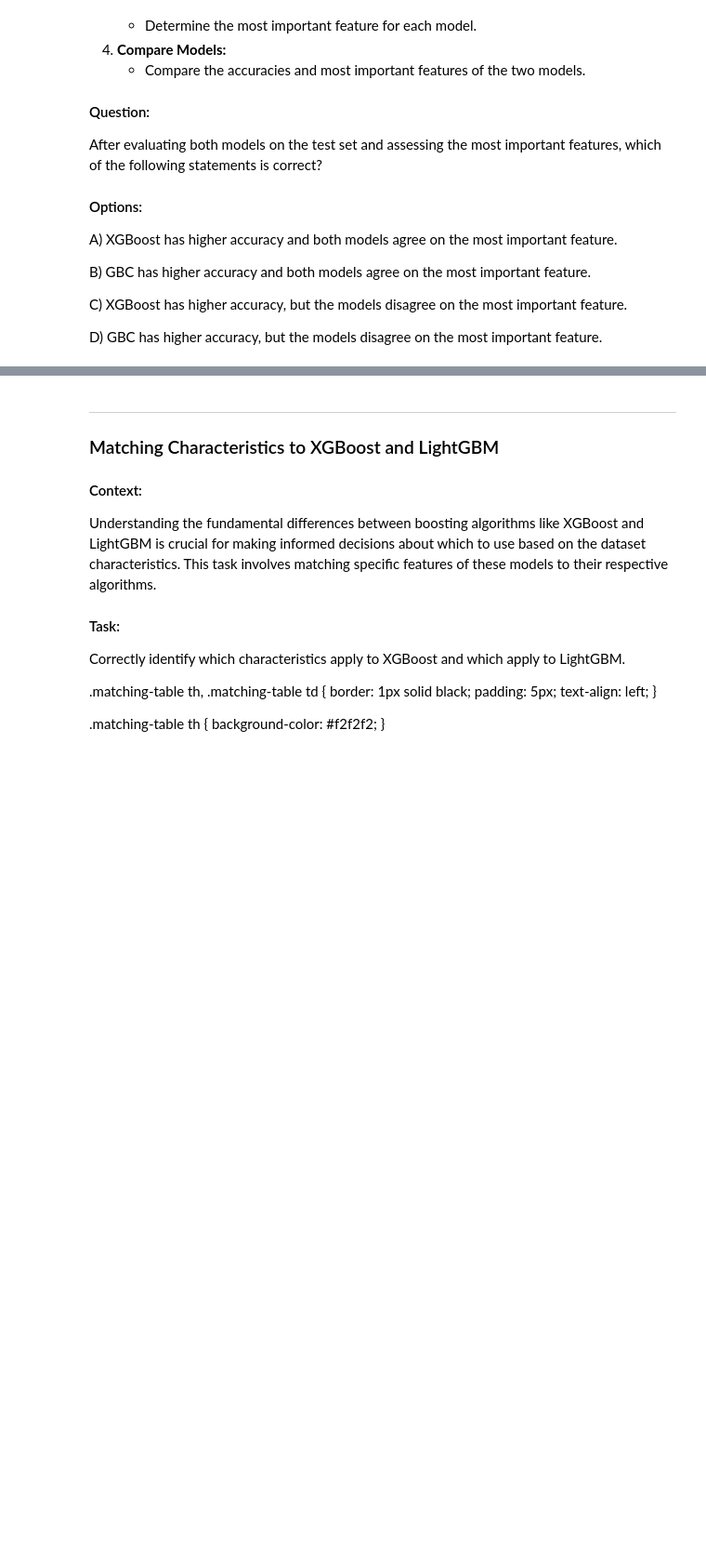
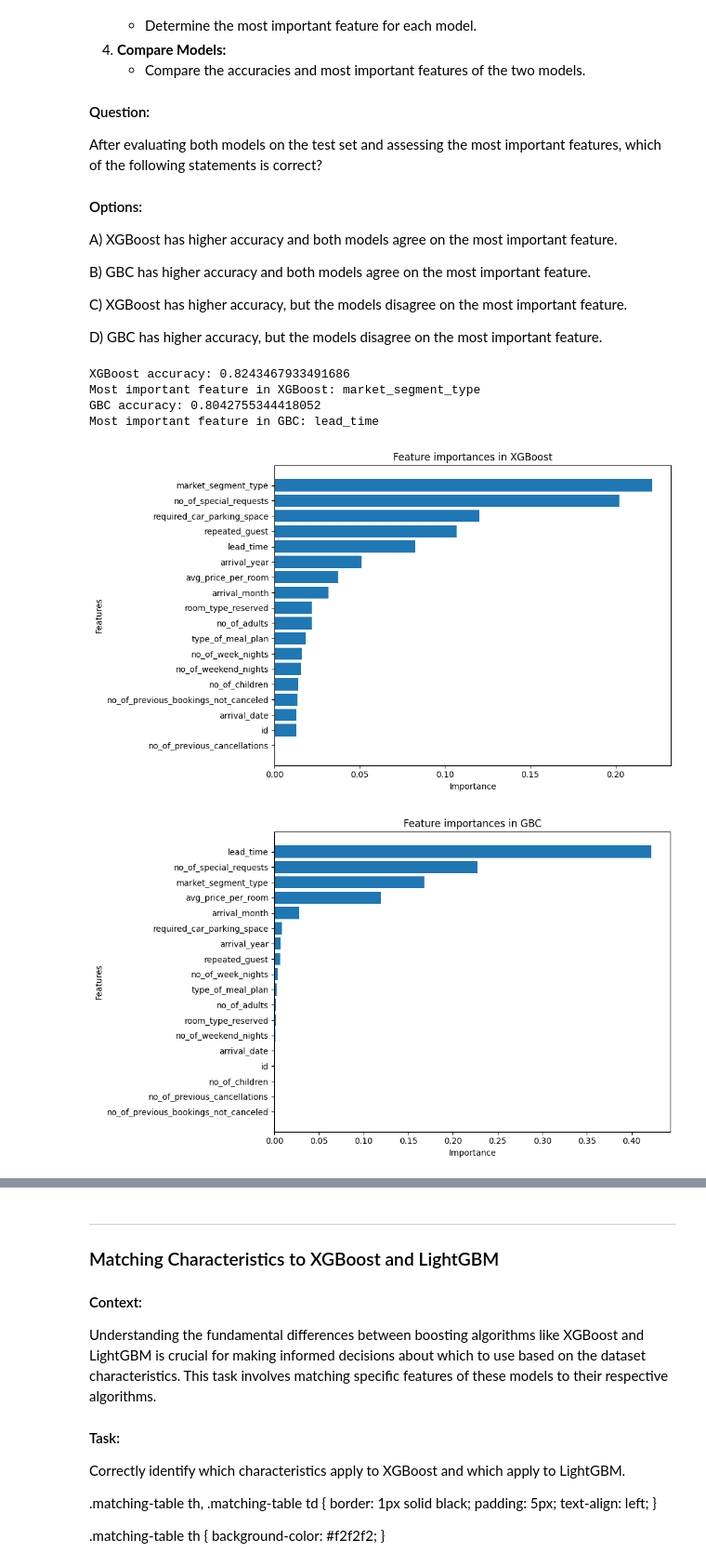
Before and after one commit to LakshArora2/Spoon-Knife, a Jupyter notebook: Boosting_Case_Study.ipynb, the cells around one changed output, grey strips where cells are left out. Shown at 93% size. Saved outputs shown, nothing was run; the diff lists cells and outputs as text; code cells hidden in the pictures; blank space fills up the shorter version.

```diff
--- a/Boosting_Case_Study.ipynb
+++ b/Boosting_Case_Study.ipynb
@@ -1379,13 +1436,13 @@ D) GBC trains faster but XGBoost results in a smaller file size.
 # %%
 import time
 import pickle
-from _____ import XGBClassifier
+from xgboost import XGBClassifier
 import os
 
 # TODO: Train XGBoost
 start_time = time.time()
-xgb_model = _____(random_state=10)
-xgb_model.____(X_train, y_train)
+xgb_model = XGBClassifier(random_state=10)
+xgb_model.fit(X_train, y_train)
 xgb_train_time = time.time() - start_time
 
 # Save XGBoost model
@@ -1393,10 +1450,10 @@ with open('xgb_model.pkl', 'wb') as file:
     pickle.dump(xgb_model, file)
 
 # TODO: Train GBC
-start_time = ____.time()
-gbc_model = _____(random_state=10)
-gbc_model.fit(X_train, ____)
-gbc_train_time = time.time() - _____
+start_time = time.time()
+gbc_model = GradientBoostingClassifier(random_state=10)
+gbc_model.fit(X_train, y_train)
+gbc_train_time = time.time() - start_time
 
 # Save GBC model
 with open('gbc_model.pkl', 'wb') as file:
@@ -1451,45 +1517,52 @@ C) XGBoost has higher accuracy, but the models disagree on the most important fe
 D) GBC has higher accuracy, but the models disagree on the most important feature.
 # %%
 # TODD: Evaluate XGBoost on the test set
-xgb_predictions = xgb_model.____(X_test)
-xgb_accuracy = accuracy_score(_____, xgb_predictions)
+xgb_predictions = xgb_model.predict(X_test)
+xgb_accuracy = accuracy_score(y_test, xgb_predictions)
 print(f"XGBoost accuracy: {xgb_accuracy}")
 
 # TODD: Determine the most important feature in XGBoost
-xgb_feature_importances = xgb_model._____
-xgb_most_important_feature = ______
+xgb_feature_importances = xgb_model.feature_importances_
+xgb_most_important_feature = X.columns[xgb_feature_importances.argmax()]
 print(f"Most important feature in XGBoost: {xgb_most_important_feature}")
 
 # TODD: Evaluate GBC on the test set
-gbc_predictions = gbc_model.____(X_test)
-gbc_accuracy = accuracy_score(____, gbc_predictions)
+gbc_predictions = gbc_model.predict(X_test)
+gbc_accuracy = accuracy_score(y_test, gbc_predictions)
 print(f"GBC accuracy: {gbc_accuracy}")
 
 # TODD: Determine the most important feature in GBC
-gbc_feature_importances = gbc_model.______
-gbc_most_important_feature =  _____
+gbc_feature_importances = gbc_model.feature_importances_
+gbc_most_important_feature =  X.columns[gbc_feature_importances.argmax()]
 print(f"Most important feature in GBC: {gbc_most_important_feature}")
 
 # Feature importance for XGBoost
 indices_xgb = np.argsort(xgb_feature_importances)
 
 plt.figure(figsize=(10, 6))
 plt.title("Feature importances in XGBoost")
 plt.barh(range(X_train.shape[1]), xgb_feature_importances[indices_xgb], align="center")
 plt.yticks(range(X_train.shape[1]), X.columns[indices_xgb])
 plt.xlabel('Importance')
 plt.ylabel('Features')
 plt.tight_layout()
 plt.show()
 
 # Feature importance for GBC
 indices_gbc = np.argsort(gbc_feature_importances)
 
 plt.figure(figsize=(10, 6))
 plt.title("Feature importances in GBC")
 plt.barh(range(X_train.shape[1]), gbc_feature_importances[indices_gbc], align="center")
 plt.yticks(range(X_train.shape[1]), X.columns[indices_gbc])
 plt.xlabel('Importance')
 plt.ylabel('Features')
 plt.tight_layout()
 plt.show()
+# %% [output]
+XGBoost accuracy: 0.8243467933491686
+Most important feature in XGBoost: market_segment_type
+GBC accuracy: 0.8042755344418052
+Most important feature in GBC: lead_time
+[figure, added]
+[figure, added]
```
Also changed, not shown: parts of 19 cells of this notebook.
